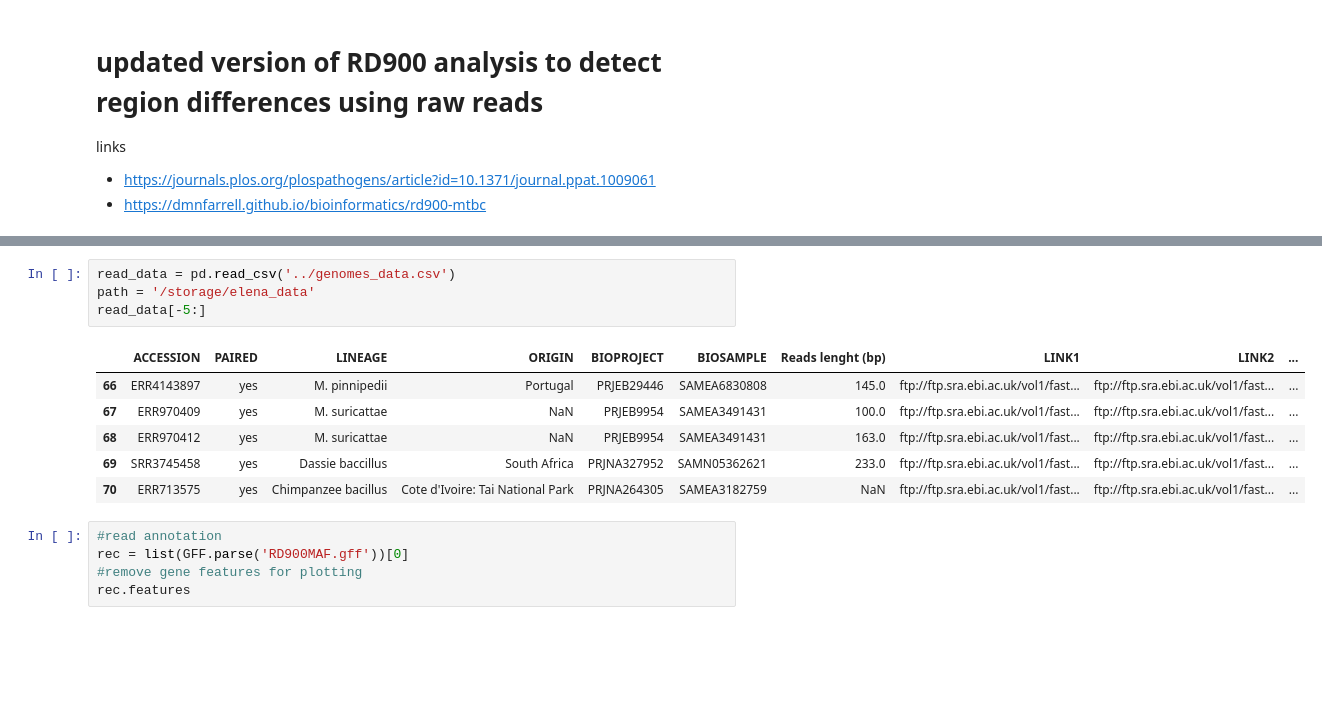
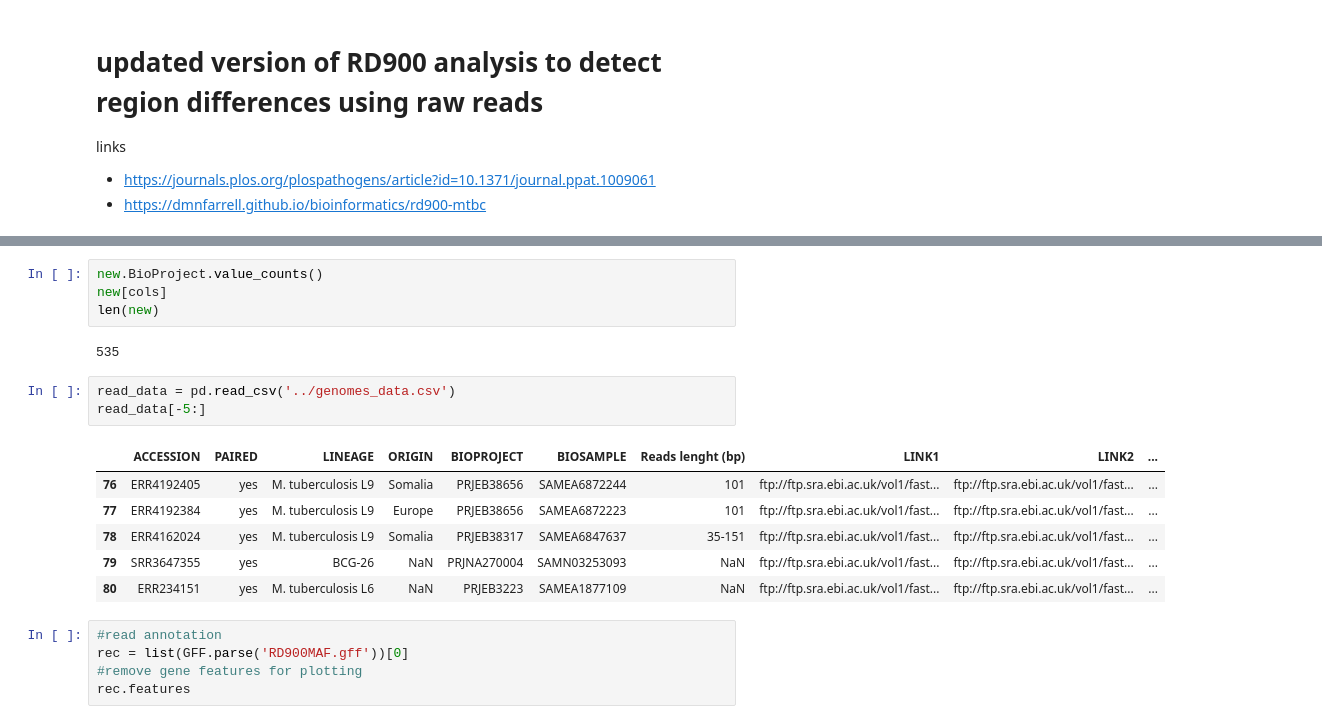
Before and after one commit to dmnfarrell/mtbc_analyses, a Jupyter notebook: rd900/analysis_new.ipynb, the cells around one changed output, grey strips where cells are left out. Cells and saved outputs as stored; diff of their text form; blank space fills up the shorter version.

```diff
--- a/rd900/analysis_updated.ipynb
+++ b/rd900/analysis_new.ipynb
@@ -20,14 +226,19 @@ from snpgenie import tools, aligners, app, trees, plotting
+# %%
+new.BioProject.value_counts()
+new[cols]
+len(new)
+# %% [output]
+535
 # %%
 read_data = pd.read_csv('../genomes_data.csv')
-path = '/storage/elena_data'
 read_data[-5:]
 # %% [output]
 |  | ACCESSION | PAIRED | LINEAGE | ORIGIN | BIOPROJECT | BIOSAMPLE | Reads lenght (bp) | LINK1 | LINK2 | ... |
-| 66 | ERR4143897 | yes | M. pinnipedii | Portugal | PRJEB29446 | SAMEA6830808 | 145.0 | ftp://ftp.sra.ebi.ac.uk/vol1/fast... | ftp://ftp.sra.ebi.ac.uk/vol1/fast... | ... |
-| 67 | ERR970409 | yes | M. suricattae | NaN | PRJEB9954 | SAMEA3491431 | 100.0 | ftp://ftp.sra.ebi.ac.uk/vol1/fast... | ftp://ftp.sra.ebi.ac.uk/vol1/fast... | ... |
-| 68 | ERR970412 | yes | M. suricattae | NaN | PRJEB9954 | SAMEA3491431 | 163.0 | ftp://ftp.sra.ebi.ac.uk/vol1/fast... | ftp://ftp.sra.ebi.ac.uk/vol1/fast... | ... |
-| 69 | SRR3745458 | yes | Dassie baccillus | South Africa | PRJNA327952 | SAMN05362621 | 233.0 | ftp://ftp.sra.ebi.ac.uk/vol1/fast... | ftp://ftp.sra.ebi.ac.uk/vol1/fast... | ... |
-| 70 | ERR713575 | yes | Chimpanzee bacillus | Cote d'Ivoire: Tai National Park | PRJNA264305 | SAMEA3182759 | NaN | ftp://ftp.sra.ebi.ac.uk/vol1/fast... | ftp://ftp.sra.ebi.ac.uk/vol1/fast... | ... |
+| 76 | ERR4192405 | yes | M. tuberculosis L9 | Somalia | PRJEB38656 | SAMEA6872244 | 101 | ftp://ftp.sra.ebi.ac.uk/vol1/fast... | ftp://ftp.sra.ebi.ac.uk/vol1/fast... | ... |
+| 77 | ERR4192384 | yes | M. tuberculosis L9 | Europe | PRJEB38656 | SAMEA6872223 | 101 | ftp://ftp.sra.ebi.ac.uk/vol1/fast... | ftp://ftp.sra.ebi.ac.uk/vol1/fast... | ... |
+| 78 | ERR4162024 | yes | M. tuberculosis L9 | Somalia | PRJEB38317 | SAMEA6847637 | 35-151 | ftp://ftp.sra.ebi.ac.uk/vol1/fast... | ftp://ftp.sra.ebi.ac.uk/vol1/fast... | ... |
+| 79 | SRR3647355 | yes | BCG-26 | NaN | PRJNA270004 | SAMN03253093 | NaN | ftp://ftp.sra.ebi.ac.uk/vol1/fast... | ftp://ftp.sra.ebi.ac.uk/vol1/fast... | ... |
+| 80 | ERR234151 | yes | M. tuberculosis L6 | NaN | PRJEB3223 | SAMEA1877109 | NaN | ftp://ftp.sra.ebi.ac.uk/vol1/fast... | ftp://ftp.sra.ebi.ac.uk/vol1/fast... | ... |
 # %%
 #read annotation
 rec = list(GFF.parse('RD900MAF.gff'))[0]
```
Also changed, not shown: parts of 11 cells of this notebook, 1 other file.
